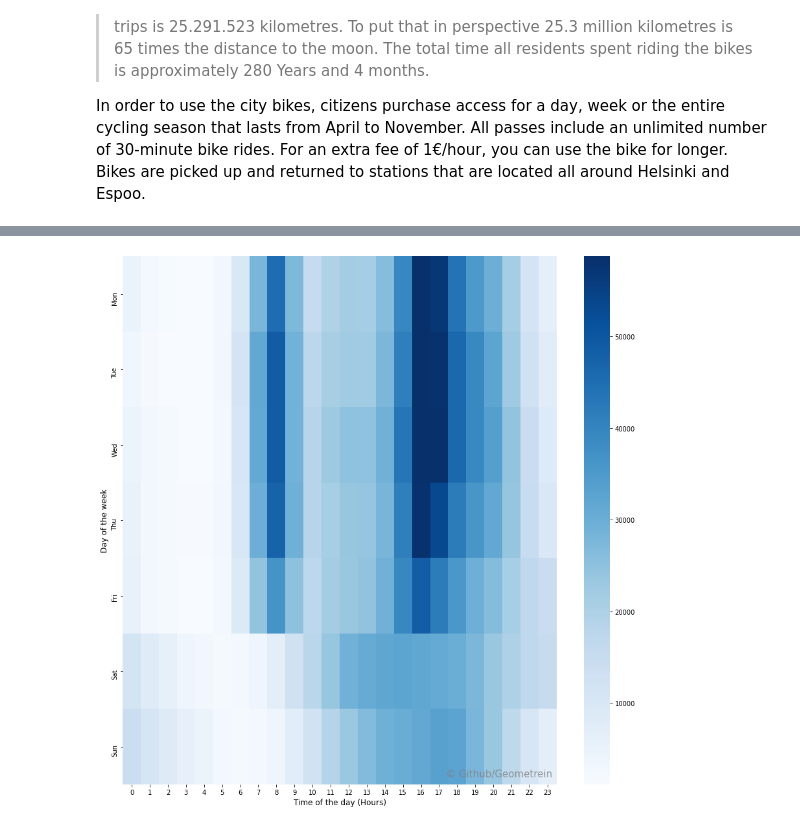
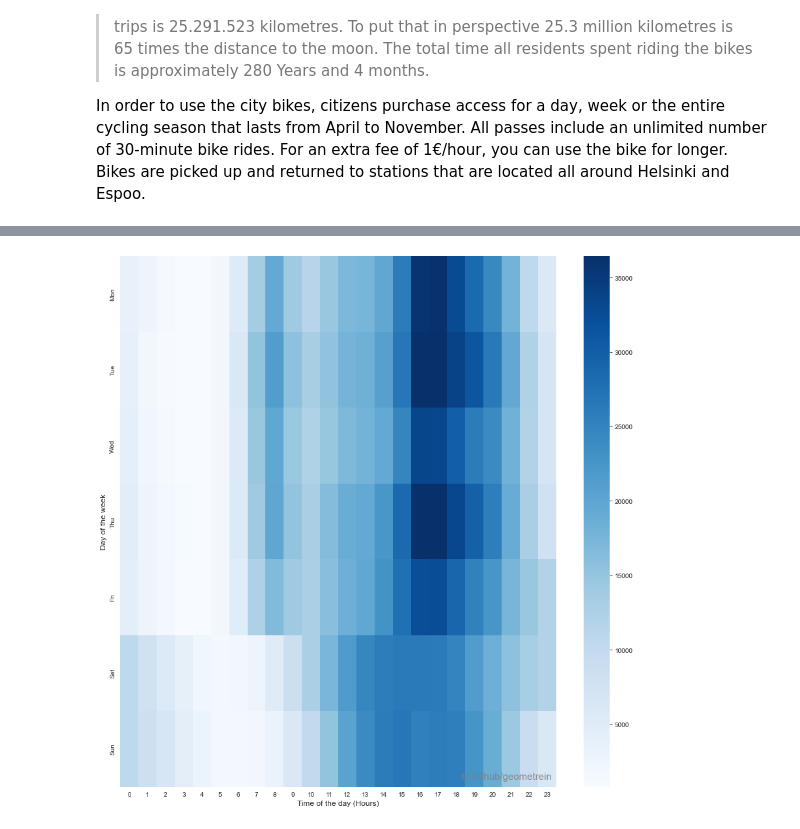
Before and after one commit to Geometrein/helsinki-city-bikes, a Jupyter notebook: Helsinki_city_bikes_EDA.ipynb, the cells around one changed output, grey strips where cells are left out. Cells and saved outputs as stored; diff of their text form; code cells hidden in the pictures.

```diff
--- a/Helsinki_city_bikes_EDA.ipynb
+++ b/Helsinki_city_bikes_EDA.ipynb
@@ -25,5 +14,6 @@ BLUE = "#5DADE2"
 # %%
-file_path = os.path.join('data', 'database.csv')
+year = 2021
+file_path = os.path.join('data', 'datasets', f'od_helsinki_city_bikes_{year}.csv')
 dataframe = pd.read_csv(file_path, low_memory=False)
 dataframe.head()
 # %% [output]
@@ -77,11 +71,9 @@ memory usage: 1.3+ GB
 # %%
 columns = {
     'distance (m)': 'distance',
-    'duration (sec.)': 'duration',
-    'avg_speed (km/h)':'speed',
-    'Air temperature (degC)':'temperature',
+    'duration (sec.)': 'duration'
 }
 
 dataframe = dataframe.rename(columns=columns)
-dataframe.head()
+dataframe.sample(5)
 # %% [output]
@@ -106,9 +98,8 @@ dataframe[["distance", "duration", "temperature"]].describe()
 # %%
 dataframe = dataframe[
-                    (50 < dataframe['distance']) & (dataframe['distance'] < 10000) &
-                    (120 < dataframe['duration']) & (dataframe['duration'] <  18000) &
-                    (-20 < dataframe['temperature']) & (dataframe['temperature'] < 50)
-                    ]
+    (50 < dataframe['distance']) & (dataframe['distance'] < 10000) &
+    (120 < dataframe['duration']) & (dataframe['duration'] <  18000)
+]
 
-dataframe[["distance", "duration", "temperature"]].describe()
+dataframe[['distance', 'duration']].describe()
 # %% [output]
@@ -262,35 +257,34 @@ distance(dataframe)
 # %%
-def weekday_heatmap(input_df, year=2019):
-    """
-    This function plots the number of trips by weekday and hour of the day.
-    """
-    weekdays = ["Mon", "Tue","Wed", "Thu", "Fri", "Sat", "Sun"]
-
-    # Data
+def plot_trips_heatmap(input_df: pd.DataFrame) -> None:
+    # Data preparations
+    weekdays = ['Mon', 'Tue','Wed', 'Thu', 'Fri', 'Sat', 'Sun']
     df = input_df.copy()
-    df = df[df['departure'].dt.year == year]
-    df["hour"] = pd.DatetimeIndex(df['departure']).hour
-    df["weekday"] = pd.DatetimeIndex(df['departure']).weekday
+    df['hour'] = pd.DatetimeIndex(df['departure']).hour
+    df['weekday'] = pd.DatetimeIndex(df['departure']).weekday
     daily_activity = df.groupby(by=['weekday','hour']).count()['departure_name'].unstack()
 
     # Figure
     fig, ax = plt.subplots(figsize=(15,15))
-    sns.heatmap(daily_activity, robust=True, cmap="Blues", yticklabels=weekdays) # "YlOrBr
+    sns.heatmap(daily_activity, robust=True, cmap='Blues', yticklabels=weekdays)
 
     # Labeling Axes
-    plt.xlabel("Time of the day (Hours)", fontsize= 12, x = 0.5)
-    plt.ylabel("Day of the week", fontsize= 12)
+    plt.xlabel('Time of the day (Hours)', fontsize=12, x=0.5)
+    plt.ylabel('Day of the week', fontsize=12)
 
     # Watermark
-    ax.text(0.99, 0.01, '© Github/Geometrein',
-            verticalalignment='bottom',
-            horizontalalignment='right',
-            transform=ax.transAxes,
-            color='grey',
-            fontsize=15,
-            alpha = 0.8)
+    ax.text(
+        x=0.99,
+        y=0.01,
+        s='© Github/geometrein',
+        verticalalignment='bottom',
+        horizontalalignment='right',
+        transform=ax.transAxes,
+        color='grey',
+        fontsize=15,
+        alpha=0.9
+    )
 
 
-weekday_heatmap(dataframe)
+plot_trips_heatmap(dataframe)
 # %% [output]
-[figure, old version]
+[figure, new version]
```
Also changed, not shown: parts of 19 cells of this notebook, 2 other files.
